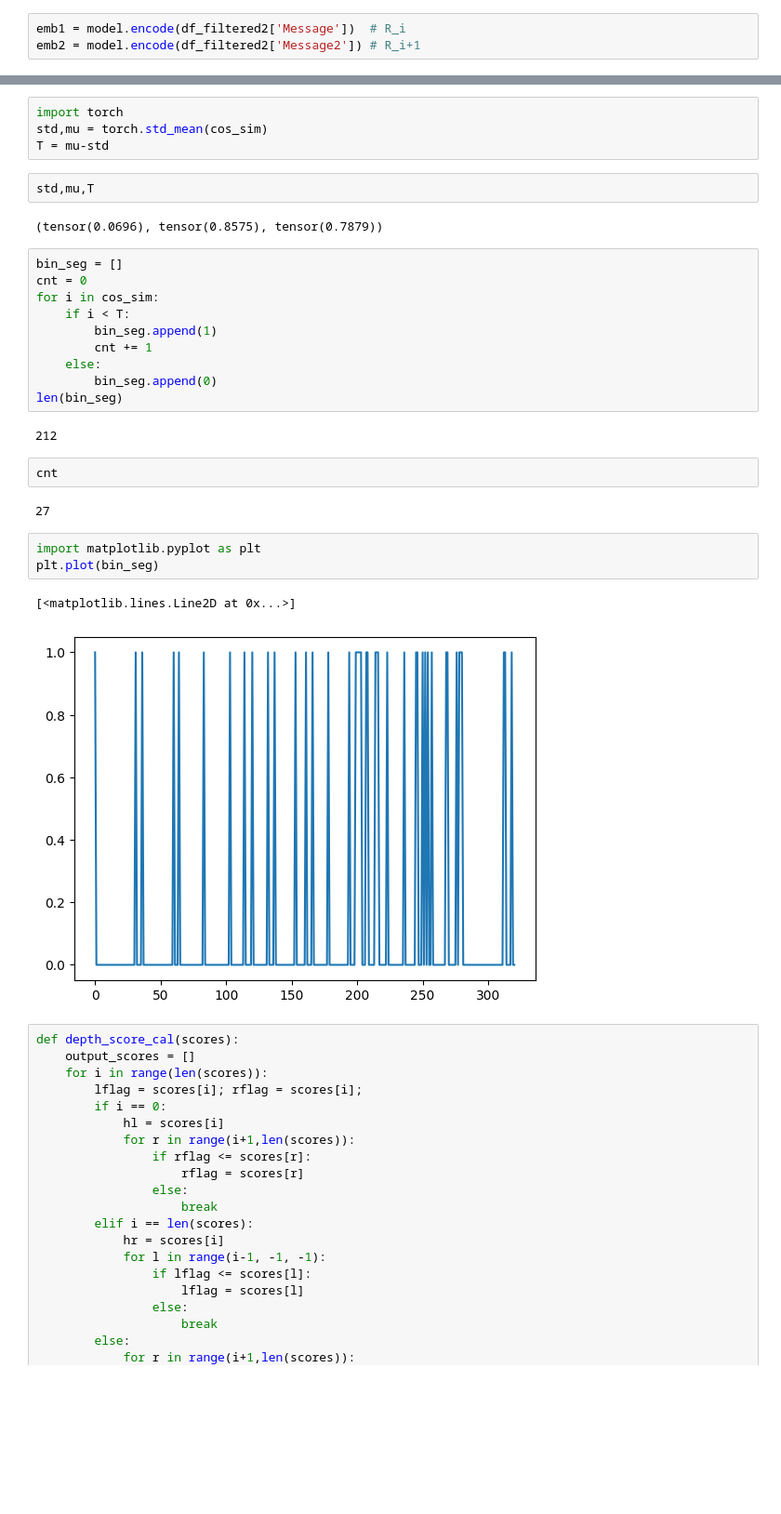
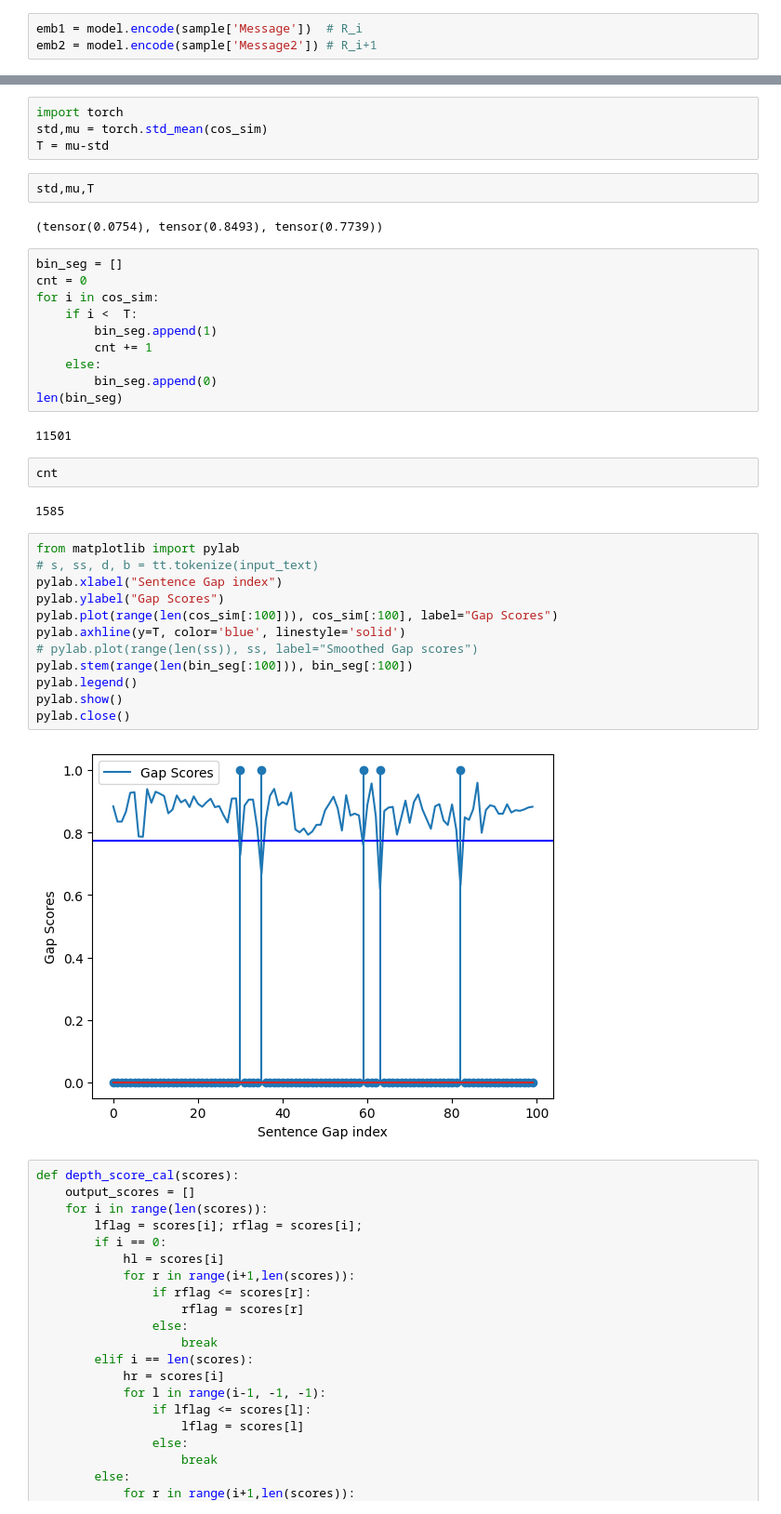
Before and after one commit to boostcampaitech4lv23nlp1/final-project-level3-nlp-07, a Jupyter notebook: DTS/unsupervised.ipynb, the cells around one changed output, grey strips where cells are left out. Shown: that part at 93% size. Cells and saved outputs as stored; diff of their text form; blank space fills up the shorter version.

```diff
--- a/DTS/unsupervised.ipynb
+++ b/DTS/unsupervised.ipynb
@@ -63,8 +63,8 @@ Some weights of the model checkpoint at klue/roberta-large were not used when in
 Some weights of RobertaModel were not initialized from the model checkpoint at klue/roberta-large and are newly initialized: ['roberta.pooler.dense.bias', 'roberta.pooler.dense.weight']
 You should probably TRAIN this model on a down-stream task to be able to use it for predictions and inference.
 # %%
-emb1 = model.encode(df_filtered2['Message'])  # R_i
-emb2 = model.encode(df_filtered2['Message2']) # R_i+1
+emb1 = model.encode(sample['Message'])  # R_i
+emb2 = model.encode(sample['Message2']) # R_i+1
 # %%
 from sentence_transformers import util
 cos_sim = util.cos_sim(emb1,emb2).diag()
@@ -75,29 +75,37 @@ T = mu-std
 # %%
 std,mu,T
 # %% [output]
-(tensor(0.0696), tensor(0.8575), tensor(0.7879))
+(tensor(0.0754), tensor(0.8493), tensor(0.7739))
 # %%
 bin_seg = []
 cnt = 0
 for i in cos_sim:
-    if i < T:
+    if i <  T:
         bin_seg.append(1)
         cnt += 1
     else:
         bin_seg.append(0)
 len(bin_seg)
 # %% [output]
-212
+11501
 # %%
 cnt
 # %% [output]
-27
+1585
-# %%
-import matplotlib.pyplot as plt
-plt.plot(bin_seg)
-# %% [output]
-[<matplotlib.lines.Line2D at 0x...>]
-[figure, removed]
+# %%
+from matplotlib import pylab
+# s, ss, d, b = tt.tokenize(input_text)
+pylab.xlabel("Sentence Gap index")
+pylab.ylabel("Gap Scores")
+pylab.plot(range(len(cos_sim[:100])), cos_sim[:100], label="Gap Scores")
+pylab.axhline(y=T, color='blue', linestyle='solid')
+# pylab.plot(range(len(ss)), ss, label="Smoothed Gap scores")
+pylab.stem(range(len(bin_seg[:100])), bin_seg[:100])
+pylab.legend()
+pylab.show()
+pylab.close()
+# %% [output]
+[figure, added]
 # %%
 def depth_score_cal(scores):
 	output_scores = []
```
Also changed, not shown: parts of 1 cell of this notebook, 2 other files.
